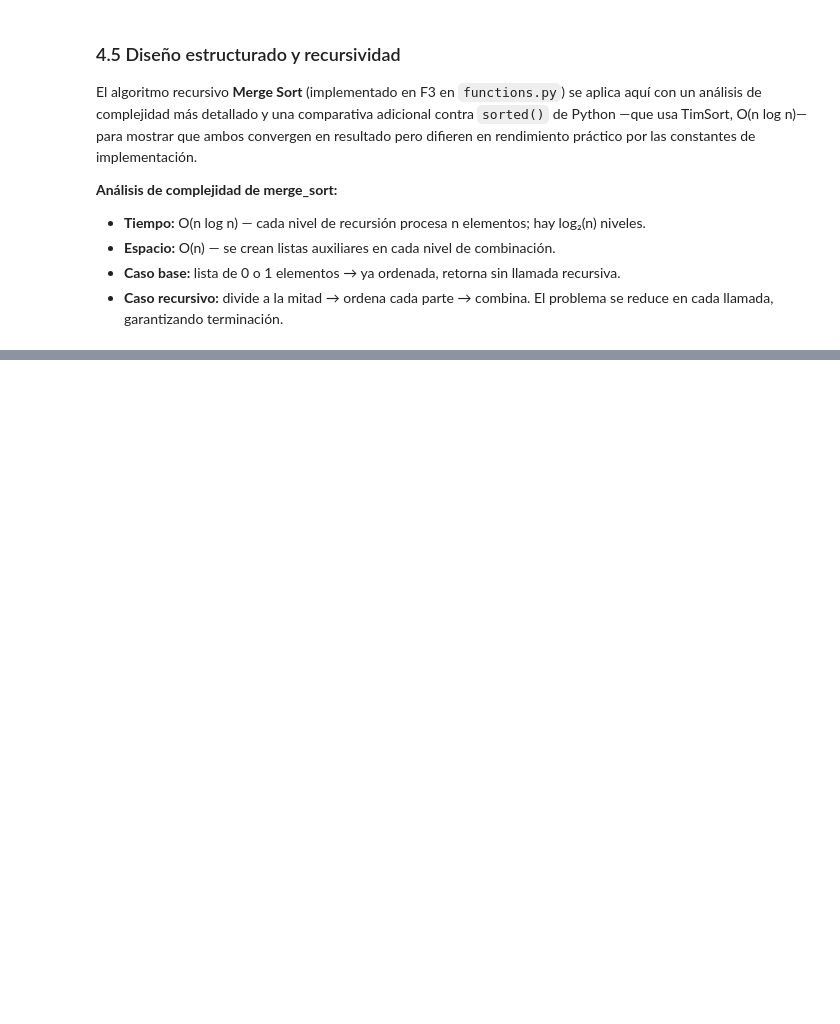
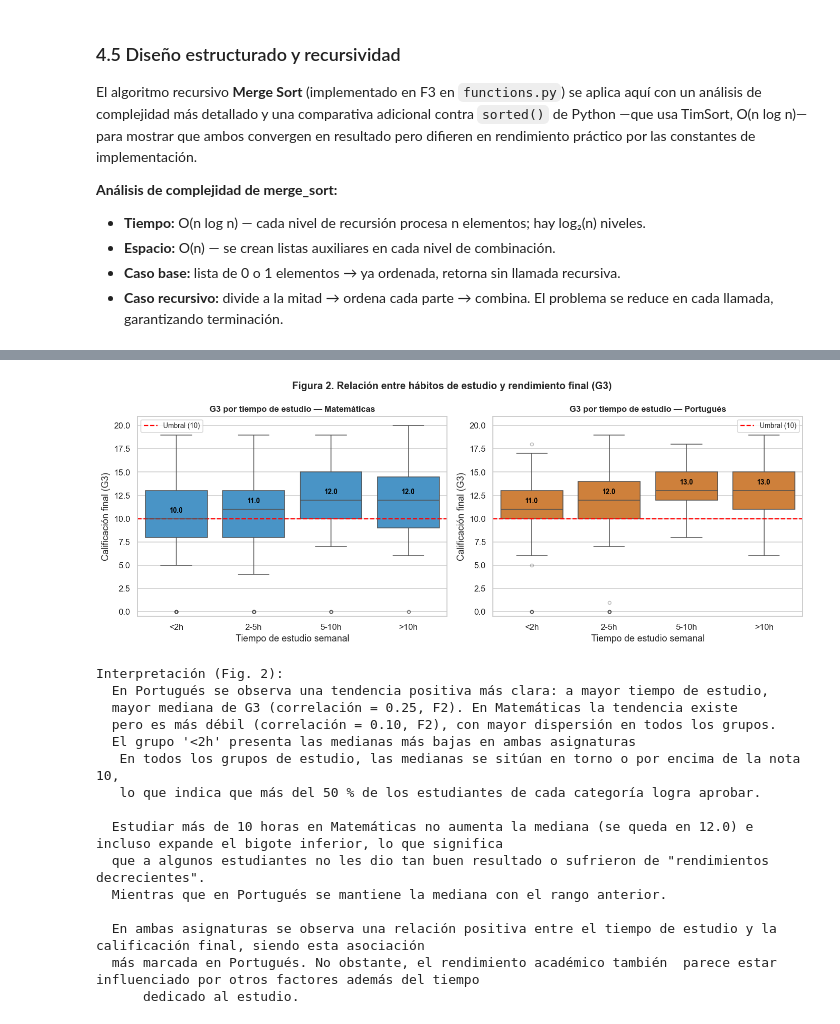
Before and after one commit to ffarina11/proyecto-grupo7-mcdi500, a Jupyter notebook: notebooks/F4_Integracion_Cierre_Tecnico.ipynb, the cells around one changed output, grey strips where cells are left out. Cells and saved outputs as stored; diff of their text form; code cells hidden in the pictures; blank space fills up the shorter version.

```diff
--- a/notebooks/F4_Integracion_Cierre_Tecnico.ipynb
+++ b/notebooks/F4_Integracion_Cierre_Tecnico.ipynb
@@ -740,0 +915,75 @@ explícita y legible.
+# %%
+# ──────────────────────────────────────────────────────────────
+# FIGURA 2: Hábitos de estudio y rendimiento (G3)
+# Responde: ¿Influye el tiempo de estudio en las calificaciones?
+# ──────────────────────────────────────────────────────────────
+etiquetas_study = {1: '<2h', 2: '2-5h', 3: '5-10h', 4: '>10h'}
+
+fig, axes = plt.subplots(1, 2, figsize=(13, 5))
+
+for ax, df, titulo, color in zip(
+        axes,
+        [df_mat_raw, df_por_raw],
+        ['Matemáticas', 'Portugués'],
+        [PALETA['mat'], PALETA['por']]):
+
+    df_plot = df.copy()
+    df_plot['studytime_label'] = df_plot['studytime'].map(etiquetas_study)
+    orden = ['<2h', '2-5h', '5-10h', '>10h']
+
+    sns.boxplot(data=df_plot, x='studytime_label', y='G3',
+                order=orden, color=color, ax=ax,
+                flierprops=dict(marker='o', alpha=0.4, markersize=4))
+    ax.axhline(10, color='red', linestyle='--', linewidth=1.5, label='Umbral (10)')
+    ax.set_title(f'G3 por tiempo de estudio — {titulo}', fontweight='bold', fontsize=11)
+    ax.set_xlabel('Tiempo de estudio semanal')
+    ax.set_ylabel('Calificación final (G3)')
+    ax.set_ylim(-0.5, 21)
+    ax.legend(fontsize=9)
+
+    medias = df_plot.groupby('studytime_label')['G3'].median().reindex(orden)
+    for i, (cat, med) in enumerate(medias.items()):
+        ax.text(i, med + 0.5, f'{med:.1f}', ha='center', va='bottom',
+                fontsize=9, color='black', fontweight='bold')
+
+plt.suptitle('Figura 2. Relación entre hábitos de estudio y rendimiento final (G3)',
+             fontsize=13, fontweight='bold')
+plt.tight_layout()
+plt.savefig(f'{OUTPUT_DIR}fig2_studytime_vs_g3.png', dpi=110, bbox_inches='tight')
+plt.show()
+
+print("""
+Interpretación (Fig. 2):
+  En Portugués se observa una tendencia positiva más clara: a mayor tiempo de estudio,
+  mayor mediana de G3 (correlación = 0.25, F2). En Matemáticas la tendencia existe
+  pero es más débil (correlación = 0.10, F2), con mayor dispersión en todos los grupos.
+  El grupo '<2h' presenta las medianas más bajas en ambas asignaturas
+   En todos los grupos de estudio, las medianas se sitúan en torno o por encima de la nota 10,
+   lo que indica que más del 50 % de los estudiantes de cada categoría logra aprobar.
+
+  Estudiar más de 10 horas en Matemáticas no aumenta la mediana (se queda en 12.0) e incluso expande el bigote inferior, lo que significa
+  que a algunos estudiantes no les dio tan buen resultado o sufrieron de "rendimientos decrecientes".
+  Mientras que en Portugués se mantiene la mediana con el rango anterior.
+
+  En ambas asignaturas se observa una relación positiva entre el tiempo de estudio y la calificación final, siendo esta asociación
+  más marcada en Portugués. No obstante, el rendimiento académico también  parece estar influenciado por otros factores además del tiempo
+      dedicado al estudio.
+
+      """)
+# %% [output]
+[figure, added]
+Interpretación (Fig. 2):
+  En Portugués se observa una tendencia positiva más clara: a mayor tiempo de estudio,
+  mayor mediana de G3 (correlación = 0.25, F2). En Matemáticas la tendencia existe
+  pero es más débil (correlación = 0.10, F2), con mayor dispersión en todos los grupos.
+  El grupo '<2h' presenta las medianas más bajas en ambas asignaturas
+   En todos los grupos de estudio, las medianas se sitúan en torno o por encima de la nota 10,
+   lo que indica que más del 50 % de los estudiantes de cada categoría logra aprobar.
+
+  Estudiar más de 10 horas en Matemáticas no aumenta la mediana (se queda en 12.0) e incluso expande el bigote inferior, lo que significa
+  que a algunos estudiantes no les dio tan buen resultado o sufrieron de "rendimientos decrecientes".
+  Mientras que en Portugués se mantiene la mediana con el rango anterior.
+
+  En ambas asignaturas se observa una relación positiva entre el tiempo de estudio y la calificación final, siendo esta asociación
+  más marcada en Portugués. No obstante, el rendimiento académico también  parece estar influenciado por otros factores además del tiempo
+      dedicado al estudio.
```
Also changed, not shown: parts of 17 cells of this notebook.
